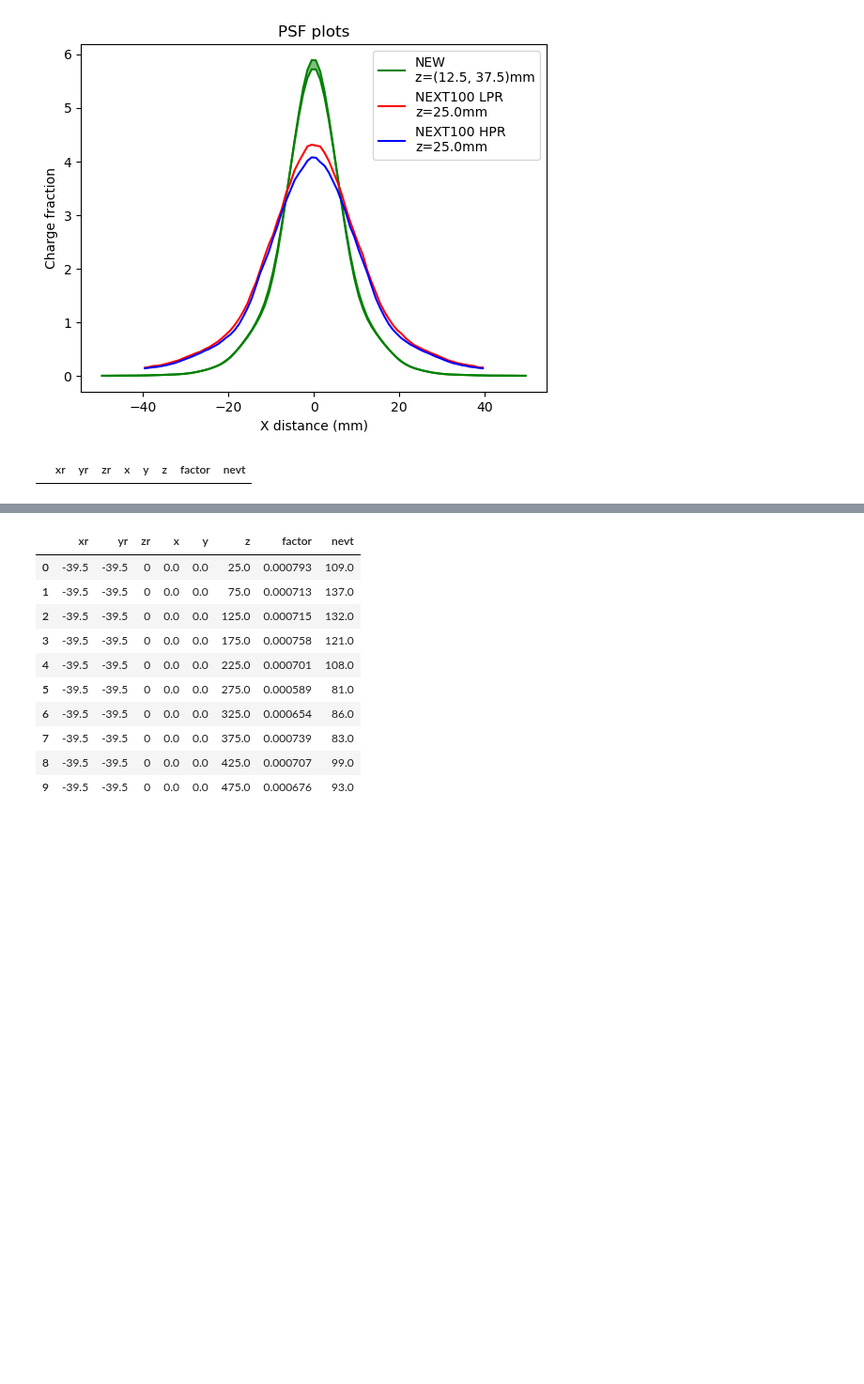
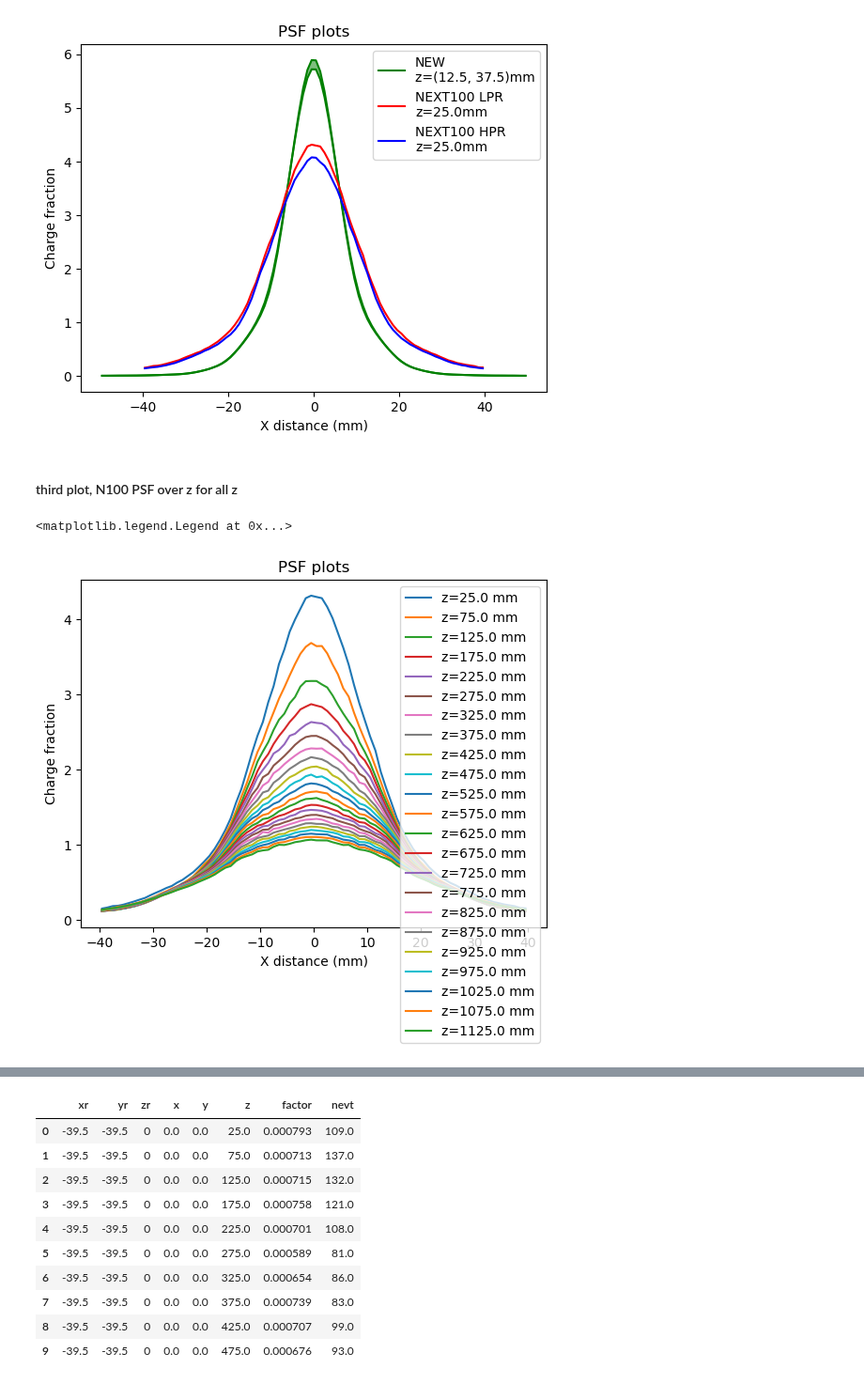
Before and after one commit to jwaiton/next_misc, a Jupyter notebook: Tl_studies/psf_study/modified_PSF_reader.ipynb, the cells around one changed output, grey strips where cells are left out. Shown at 94% size. Cells and saved outputs as stored; diff of their text form; code cells hidden in the pictures; blank space fills up the shorter version.

```diff
--- a/Tl_studies/psf_study/modified_PSF_reader.ipynb
+++ b/Tl_studies/psf_study/modified_PSF_reader.ipynb
@@ -243,7 +256,26 @@ plt.legend()
 # %% [output]
 <matplotlib.legend.Legend at 0x...>
 [figure]
-# %%
-psf_dataN100_cut
-# %% [output]
-|  | xr | yr | zr | x | y | z | factor | nevt |
+# %% [markdown]
+#### third plot, N100 PSF over z for all z
+# %%
+for z_val, df in psf_dataN100.groupby("z"):
+
+
+
+    N100 = psf_dataN100[(psf_dataN100.z == z_val)]
+    x_N100, y_N100 = sorted(set(N100.xr)), N100.groupby(['xr'])['factor'].sum().values
+
+    ### plotting
+
+    plt.plot(x_N100, y_N100, label = f'z={z_val} mm')
+
+
+
+plt.xlabel('X distance (mm)')
+plt.ylabel('Charge fraction')
+plt.title(f'PSF plots')
+plt.legend()
+# %% [output]
+<matplotlib.legend.Legend at 0x...>
+[figure, added]
```
Also changed, not shown: parts of 3 cells of this notebook.
